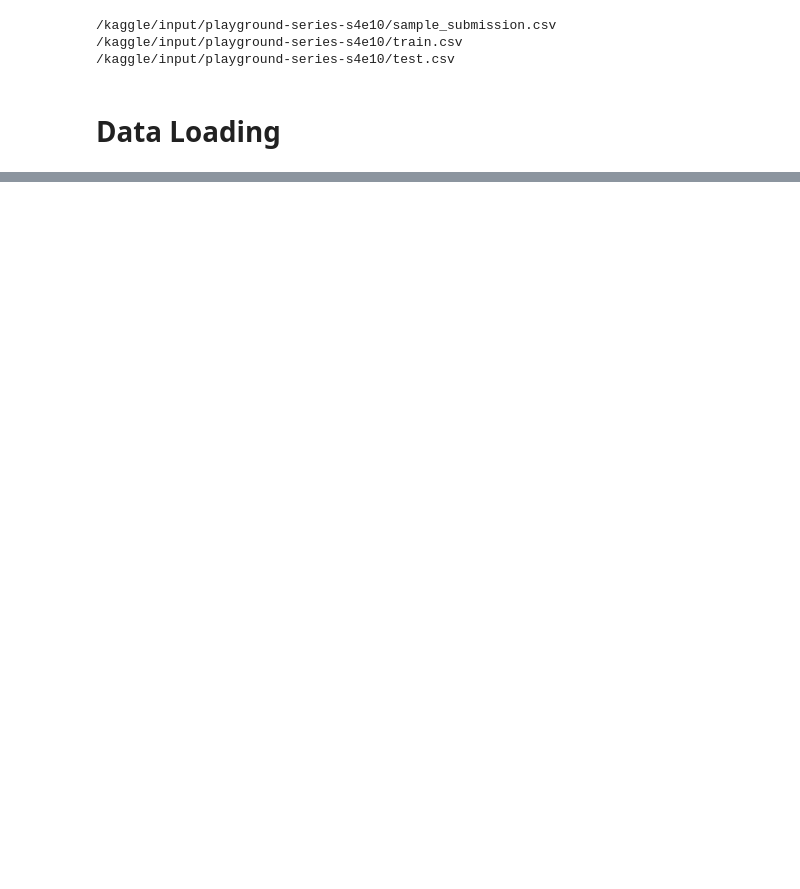
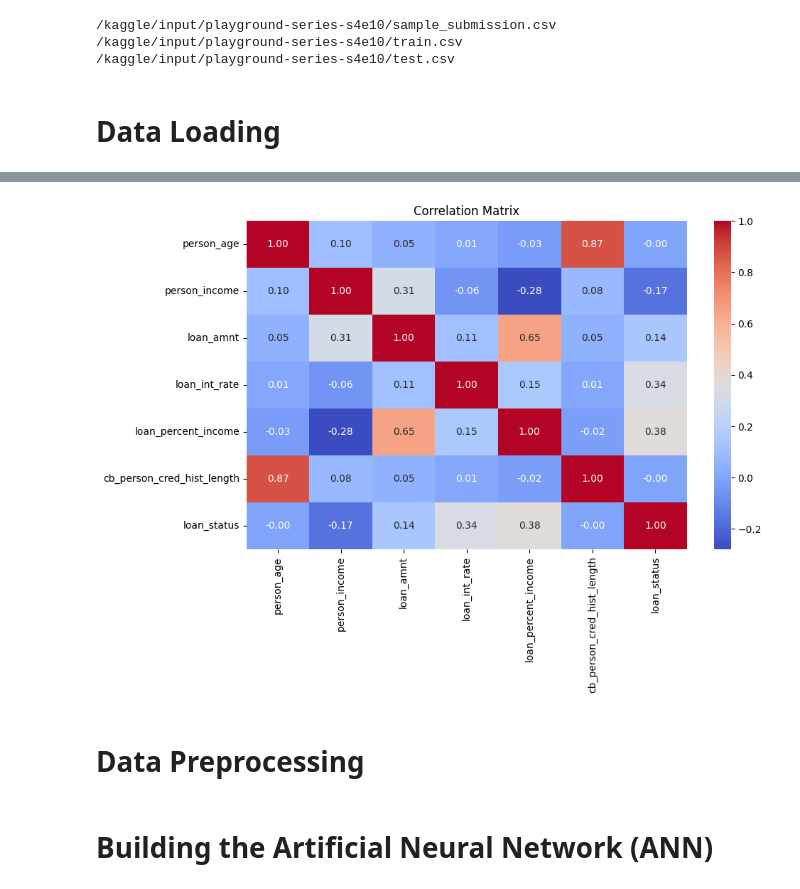
Before and after one commit to fkaan/loan-approval-prediction, a Jupyter notebook: loan-approval-prediction.ipynb, the cells around one changed output, grey strips where cells are left out. Saved outputs shown, nothing was run; the diff lists cells and outputs as text; code cells hidden in the pictures; blank space fills up the shorter version.

```diff
--- a/loan-approval-prediction.ipynb
+++ b/loan-approval-prediction.ipynb
@@ -228,0 +157,10 @@ plt.show()
+# %%
+plt.figure(figsize=(10,6))
+corr_matrix = df_train[num_features + ['loan_status']].corr()
+sns.heatmap(corr_matrix, annot=True, cmap='coolwarm', fmt='.2f')
+plt.title('Correlation Matrix')
+plt.show()
+# %% [output]
+[figure, added]
+# %% [markdown]
+# Data Preprocessing
@@ -228,0 +183,2 @@ plt.show()
+# %% [markdown]
+# Building the Artificial Neural Network (ANN)
```
Also changed, not shown: parts of 43 cells of this notebook.
